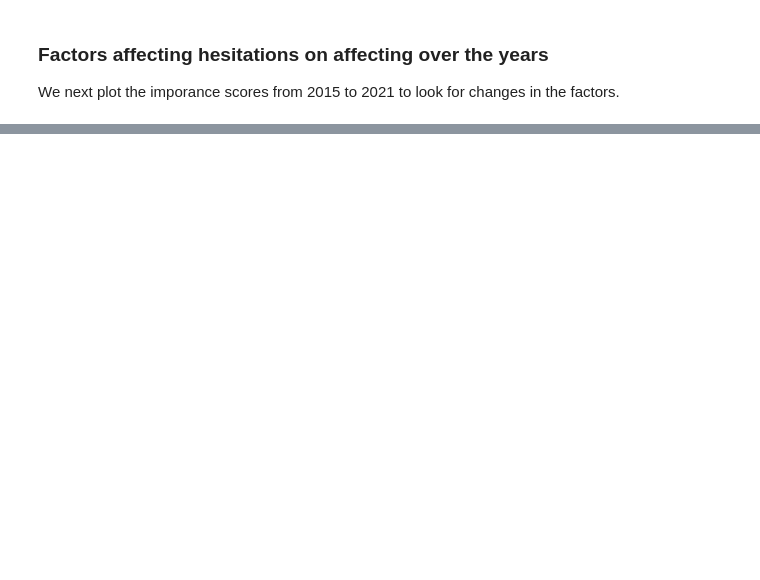
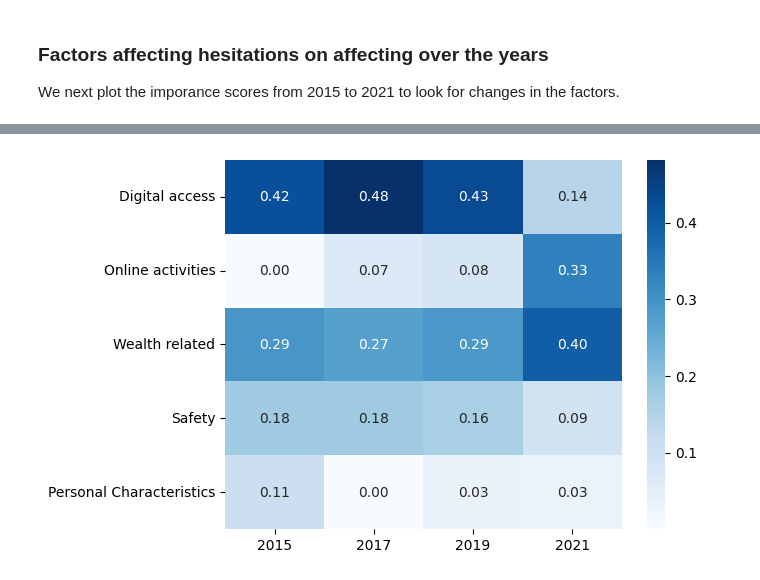
Before and after one commit to swag2198/data-literacy, a Jupyter notebook: exp/XGB_feature_importance.ipynb, the cells around one changed output, grey strips where cells are left out. Cells and saved outputs as stored; diff of their text form; code cells hidden in the pictures; blank space fills up the shorter version.

Commit message:
Added importance score over time.

```diff
--- a/exp/XGB_feature_importance.ipynb
+++ b/exp/XGB_feature_importance.ipynb
@@ -537,0 +476,28 @@ Name: count, dtype: int64
+# %%
+import seaborn as sns
+import matplotlib.pyplot as plt
+
+year_to_importance_distribution_map = {}
+
+for year in map(str, range(2015, 2022, 2)):
+    path = os.path.join(os.getcwd(), '../res', year + '_importance_plots')
+    importance_df = pd.read_csv(os.path.join(path, f'HEPSPRE4.csv'))
+    importance_map = {}
+    for key in category_category_new_mapping.keys():
+        importance_map[key] = 1e-7
+
+    # select top 20 rows of the dataframe
+    importance_df = importance_df.iloc[:20]
+
+    for index, row in importance_df.iterrows():
+        feature_name = row['Unnamed: 0']
+        print(feature_name)
+        print(feat_dict_yearwise[year])
+        importance_map[feat_dict_yearwise[year][feature_name]] += row['score']
+
+    # normalize the importance scores
+    total = sum(importance_map.values())
+    for key in importance_map.keys():
+        importance_map[key] /= total
+
+    year_to_importance_distribution_map[year] = importance_map
@@ -537,0 +522,11 @@ Name: count, dtype: int64
+# %%
+# Create a heatmap of the importance distribution - year vs category
+importance_distribution_df = pd.DataFrame.from_dict(year_to_importance_distribution_map)
+importance_distribution_df = importance_distribution_df.fillna(0)
+
+importance_distribution_df.head()
+# draw the heatmap, show the values of the cells
+sns.heatmap(importance_distribution_df, annot=True, cmap='Blues', fmt='.2f')
+plt.show()
+# %% [output]
+[figure, added]
```
Also changed, not shown: parts of 14 cells of this notebook, 2 other files.
